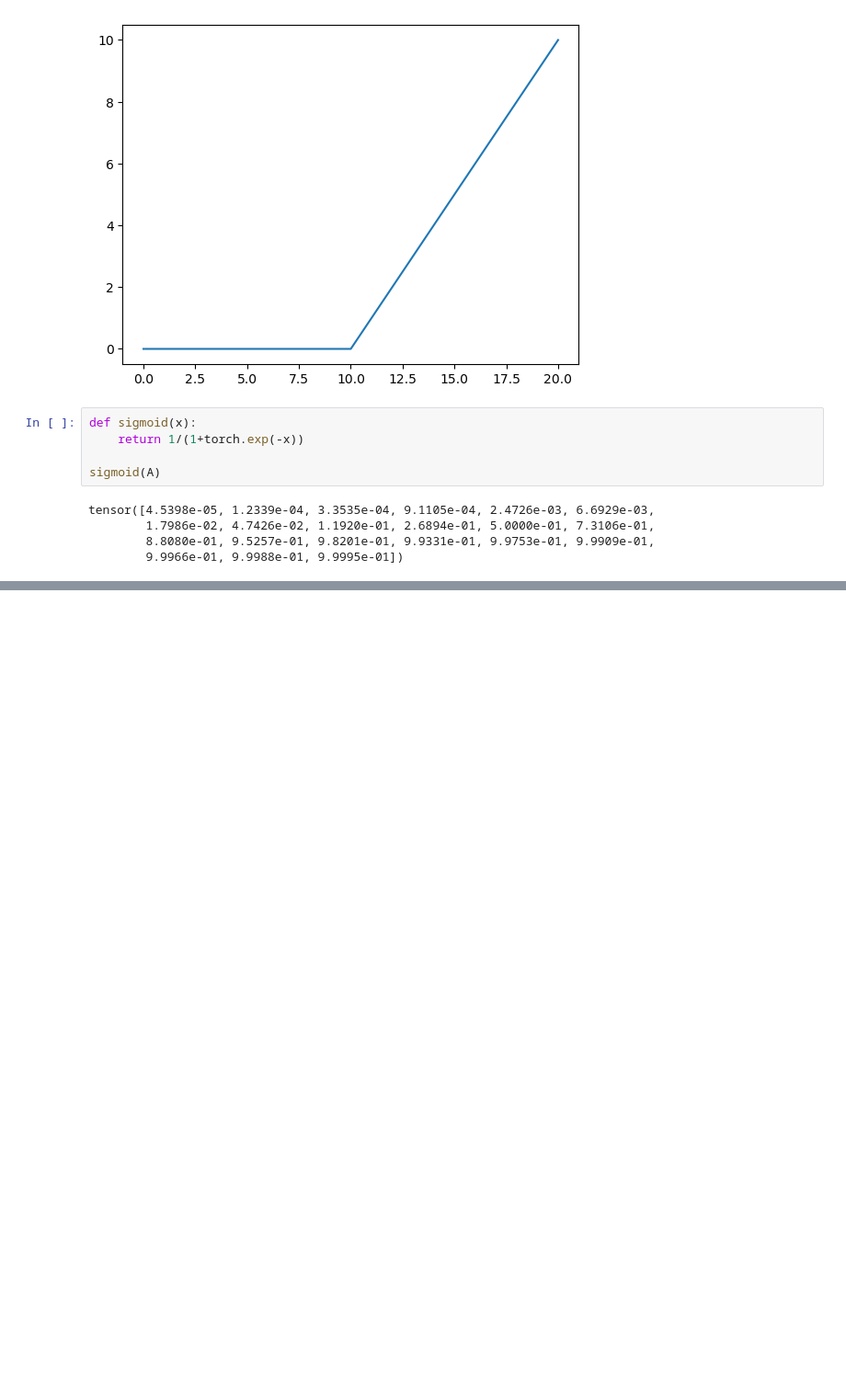
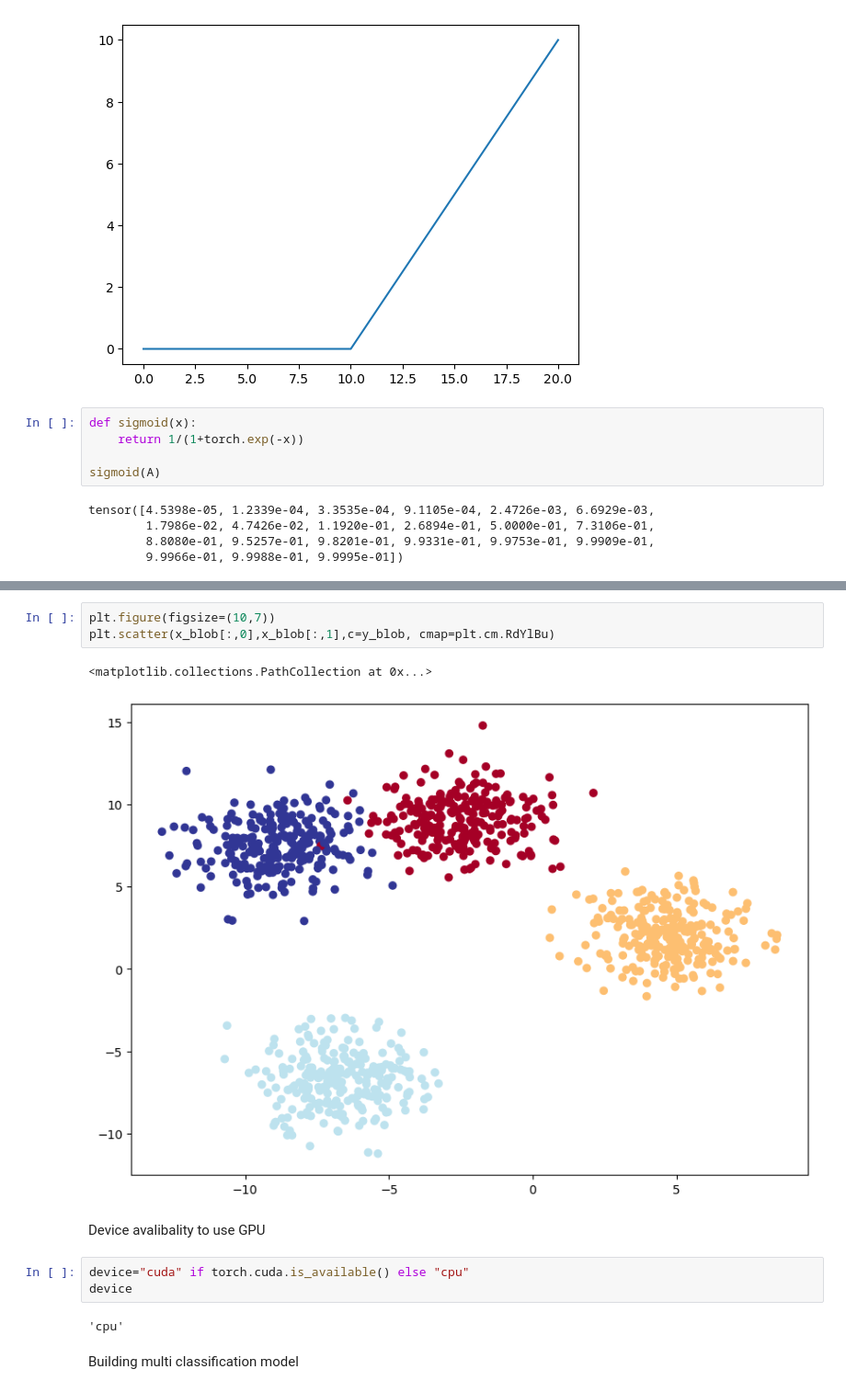
Before and after one commit to Darshan2082002/Python-Project-for-my-understanding, a Jupyter notebook: Pytorch File/Chapter_2.ipynb, the cells around one changed output, grey strips where cells are left out. Shown at 92% size. Drawn from its saved outputs; the diff is of its cells as text; blank space fills up the shorter version.

```diff
--- a/Pytorch File/Chapter_2.ipynb
+++ b/Pytorch File/Chapter_2.ipynb
@@ -681,0 +741,15 @@ plt.plot
+# %%
+plt.figure(figsize=(10,7))
+plt.scatter(x_blob[:,0],x_blob[:,1],c=y_blob, cmap=plt.cm.RdYlBu)
+# %% [output]
+<matplotlib.collections.PathCollection at 0x...>
+[figure, added]
+# %% [markdown]
+Device avalibality to use GPU
+# %%
+device="cuda" if torch.cuda.is_available() else "cpu"
+device
+# %% [output]
+'cpu'
+# %% [markdown]
+Building multi classification model
```
Also changed, not shown: parts of 19 cells of this notebook, 2 other files.
